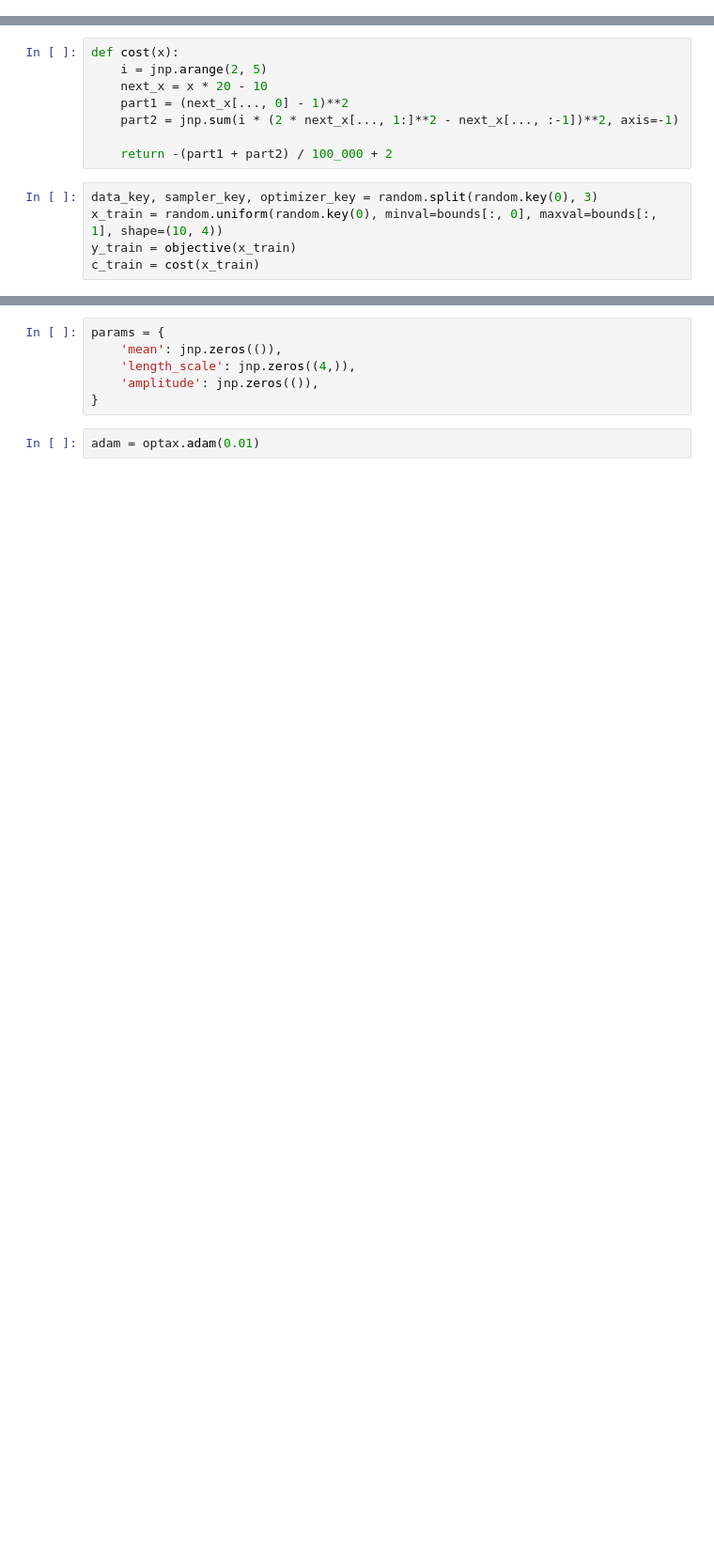
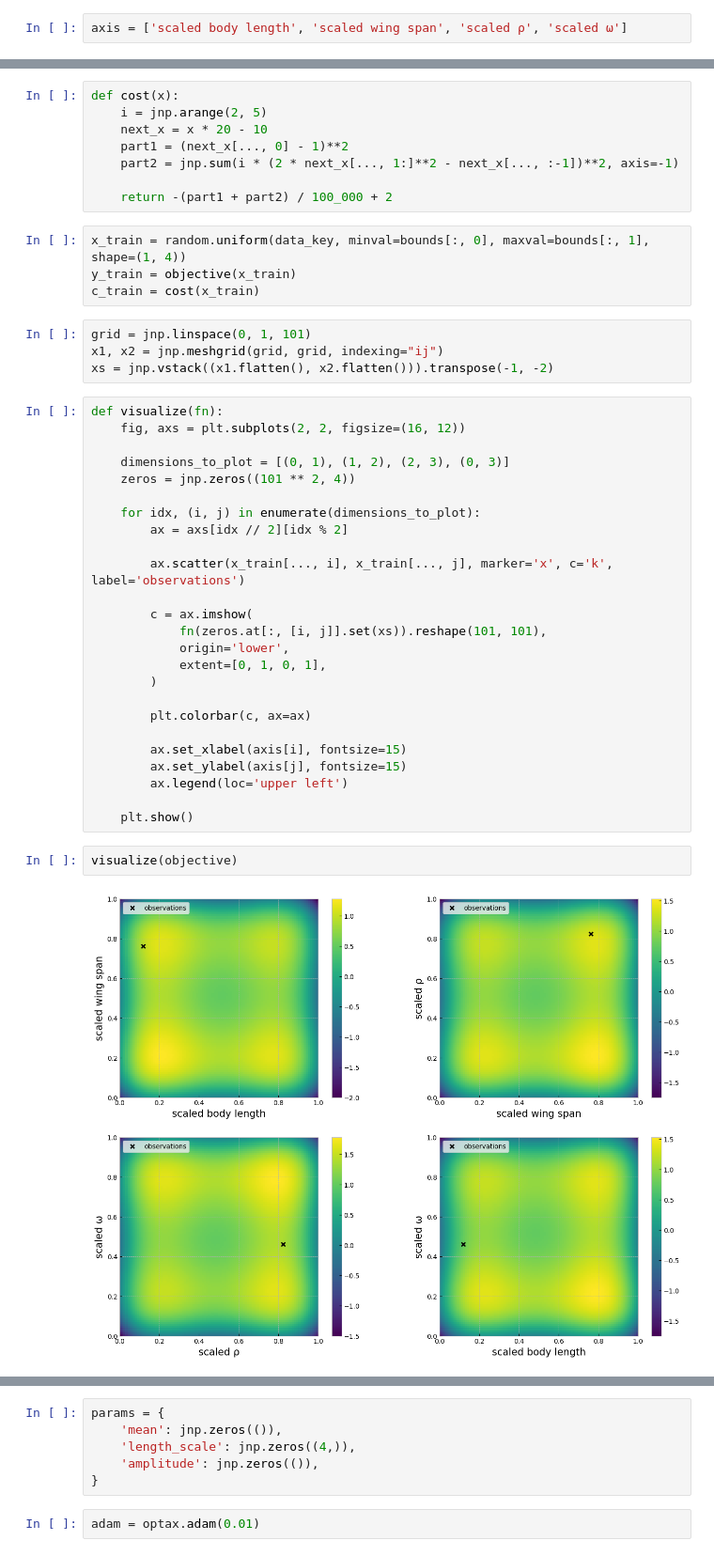
Before and after one commit to Lando-L/boax, a Jupyter notebook: docs/source/guides/Constrained_Airplane_Design.ipynb, the cells around one changed output, grey strips where cells are left out. Shown at 94% size. Saved outputs shown, nothing was run; the diff lists cells and outputs as text; blank space fills up the shorter version.

```diff
--- a/docs/source/guides/Constrained_Airplane_Design.ipynb
+++ b/docs/source/guides/Constrained_Airplane_Design.ipynb
@@ -26,5 +26,7 @@ from boax.optimization import acquisitions, constraints, optimizers
 # %%
 bounds = jnp.array([[0.0, 1.0]] * 4)
+# %%
+axis = ['scaled body length', 'scaled wing span', 'scaled ρ', 'scaled ω']
 # %%
 def objective(x):
     next_x = x.at[:, [2, 3]].set(1 - x[:, [2, 3]]) * 10 - 5
@@ -37,8 +39,40 @@ def cost(x):
     part2 = jnp.sum(i * (2 * next_x[..., 1:]**2 - next_x[..., :-1])**2, axis=-1)
 
     return -(part1 + part2) / 100_000 + 2
+# %%
+x_train = random.uniform(data_key, minval=bounds[:, 0], maxval=bounds[:, 1], shape=(1, 4))
+y_train = objective(x_train)
+c_train = cost(x_train)
 # %%
-data_key, sampler_key, optimizer_key = random.split(random.key(0), 3)
-x_train = random.uniform(random.key(0), minval=bounds[:, 0], maxval=bounds[:, 1], shape=(10, 4))
-y_train = objective(x_train)
-c_train = cost(x_train)
+grid = jnp.linspace(0, 1, 101)
+x1, x2 = jnp.meshgrid(grid, grid, indexing="ij")
+xs = jnp.vstack((x1.flatten(), x2.flatten())).transpose(-1, -2)
+# %%
+def visualize(fn):
+    fig, axs = plt.subplots(2, 2, figsize=(16, 12))
+
+    dimensions_to_plot = [(0, 1), (1, 2), (2, 3), (0, 3)]
+    zeros = jnp.zeros((101 ** 2, 4))
+
+    for idx, (i, j) in enumerate(dimensions_to_plot):
+        ax = axs[idx // 2][idx % 2]
+
+        ax.scatter(x_train[..., i], x_train[..., j], marker='x', c='k', label='observations')
+
+        c = ax.imshow(
+            fn(zeros.at[:, [i, j]].set(xs)).reshape(101, 101),
+            origin='lower',
+            extent=[0, 1, 0, 1],
+        )
+
+        plt.colorbar(c, ax=ax)
+
+        ax.set_xlabel(axis[i], fontsize=15)
+        ax.set_ylabel(axis[j], fontsize=15)
+        ax.legend(loc='upper left')
+
+    plt.show()
+# %%
+visualize(objective)
+# %% [output]
+[figure, added]
```
Also changed, not shown: parts of 9 cells of this notebook, 4 other files.
